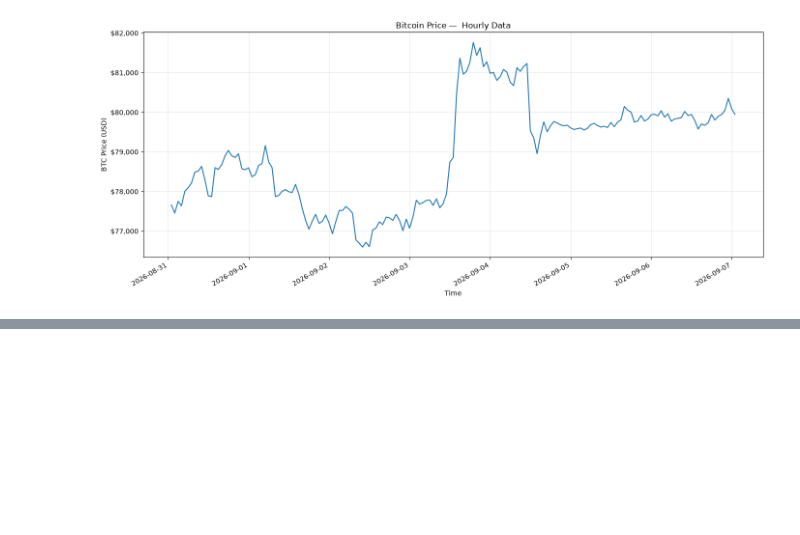
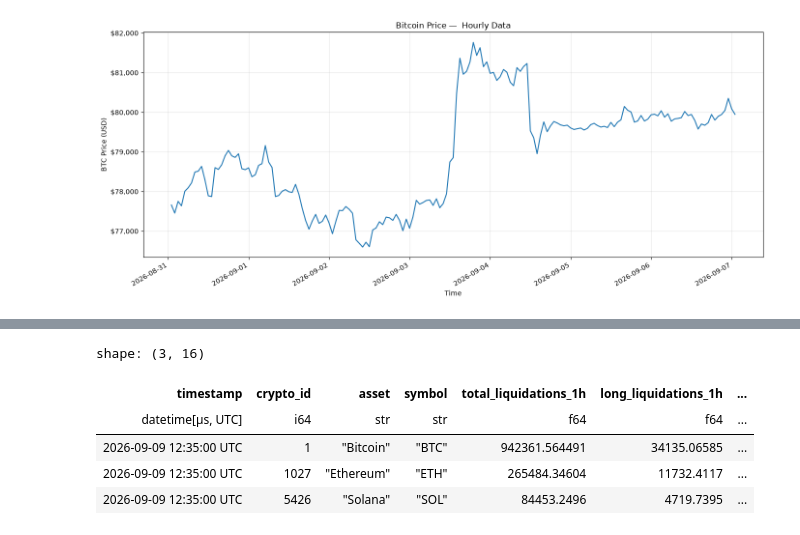
Before and after one commit to callumconnel1/crypto-derivatives-risk-radar, a Jupyter notebook: research/using_cmc_api.ipynb, the cells around one changed output, grey strips where cells are left out. Cells and saved outputs as stored; diff of their text form; code cells hidden in the pictures; blank space fills up the shorter version.

```diff
--- a/research/using_cmc_api.ipynb
+++ b/research/using_cmc_api.ipynb
@@ -461,0 +671,22 @@ plt.show()
+# %%
+url = (
+    "https://pro-api.coinmarketcap.com"
+    "/v5/derivatives/liquidations/cryptocurrency/list/latest"
+)
+
+params = {
+    "crypto_id": "1,1027,5426",
+    "convert": "USD",
+}
+
+response = httpx.get(
+    url,
+    headers=headers,
+    params=params,
+)
+
+print(response.status_code)
+
+liquidation_data = response.json()
+
+liquidation_data
@@ -461,0 +790,30 @@ plt.show()
+# %%
+liq_df = liq_df.with_columns(
+
+    (
+        (
+            pl.col("long_liquidations_1h")
+            - pl.col("short_liquidations_1h")
+        )
+        / pl.col("total_liquidations_1h")
+    ).alias("liquidation_imbalance_1h"),
+
+    (
+        pl.col("long_liquidations_1h")
+        / pl.col("total_liquidations_1h")
+    ).alias("long_liquidation_share_1h"),
+
+    (
+        pl.col("total_liquidations_1h")
+        / (pl.col("total_liquidations_24h") / 24)
+    ).alias("liquidation_acceleration_1h_vs_24h"),
+)
+# %%
+liq_df
+# %% [output]
+shape: (3, 16)
+| timestamp | crypto_id | asset | symbol | total_liquidations_1h | long_liquidations_1h | ... |
+| datetime[μs, UTC] | i64 | str | str | f64 | f64 | ... |
+| 2026-09-09 12:35:00 UTC | 1 | "Bitcoin" | "BTC" | 942361.564491 | 34135.06585 | ... |
+| 2026-09-09 12:35:00 UTC | 1027 | "Ethereum" | "ETH" | 265484.34604 | 11732.4117 | ... |
+| 2026-09-09 12:35:00 UTC | 5426 | "Solana" | "SOL" | 84453.2496 | 4719.7395 | ... |
```
Also changed, not shown: parts of 34 cells of this notebook, 16 other files.
